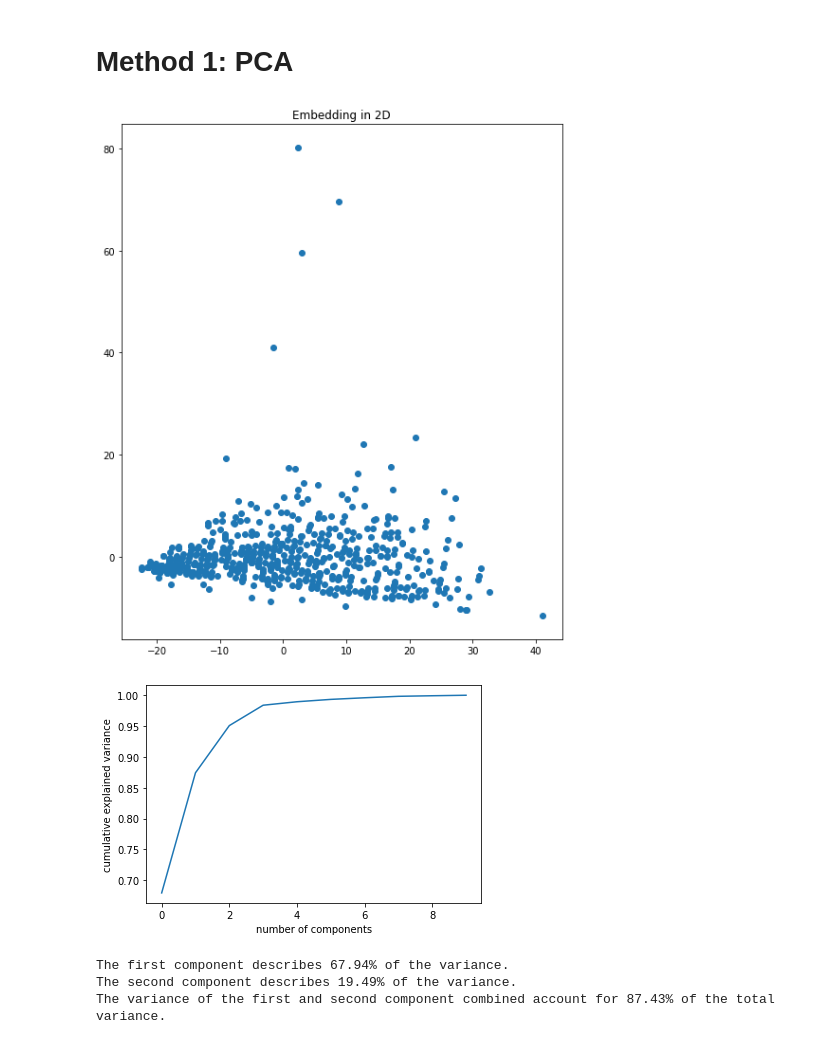
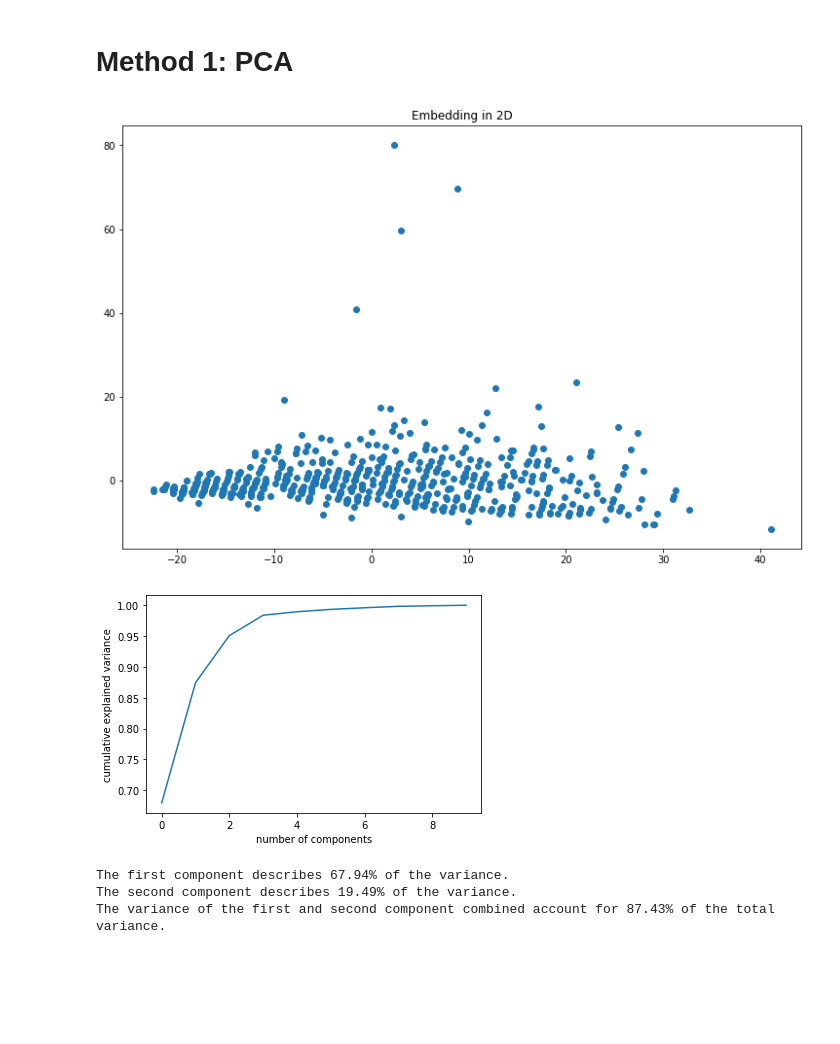
Before and after one commit to ThomasBrue/second-assignment-data-science, a Jupyter notebook: censusIncome.ipynb, the cells around one changed output. Drawn from its saved outputs; the diff is of its cells as text; code cells hidden in the pictures; blank space fills up the shorter version.

```diff
--- a/censusIncome.ipynb
+++ b/censusIncome.ipynb
@@ -108,30 +105,30 @@ sample size: 615
 # %%
 from sklearn.decomposition import PCA
 
 pca = PCA(n_components=2)
 principalComponents = pca.fit_transform(a)
 principalDf = pd.DataFrame(data = principalComponents, columns = ['principal component 1', 'principal component 2'])
 X_transform = principalDf.to_numpy()
 finalDf = principalDf
 
-fig = plt.figure(2, (20,10))
+fig = plt.figure(2, (30,8))
 
 ax = fig.add_subplot(122)
 plt.scatter(X_transform[:,0], X_transform[:,1])
 plt.title('Embedding in 2D')
 fig.subplots_adjust(wspace=.4, hspace=0.5)
 plt.show()
 
 X = np.array(a)
 
 pca = PCA(n_components=2)
 pca = PCA().fit(X)
 
 plt.plot(np.cumsum(pca.explained_variance_ratio_))
 plt.xlabel('number of components')
 plt.ylabel('cumulative explained variance');
 # %% [output]
-[figure, old version]
+[figure, new version]
 [figure]
 # %%
 
```
Also changed, not shown: parts of 3 cells of this notebook, 1 other file.
